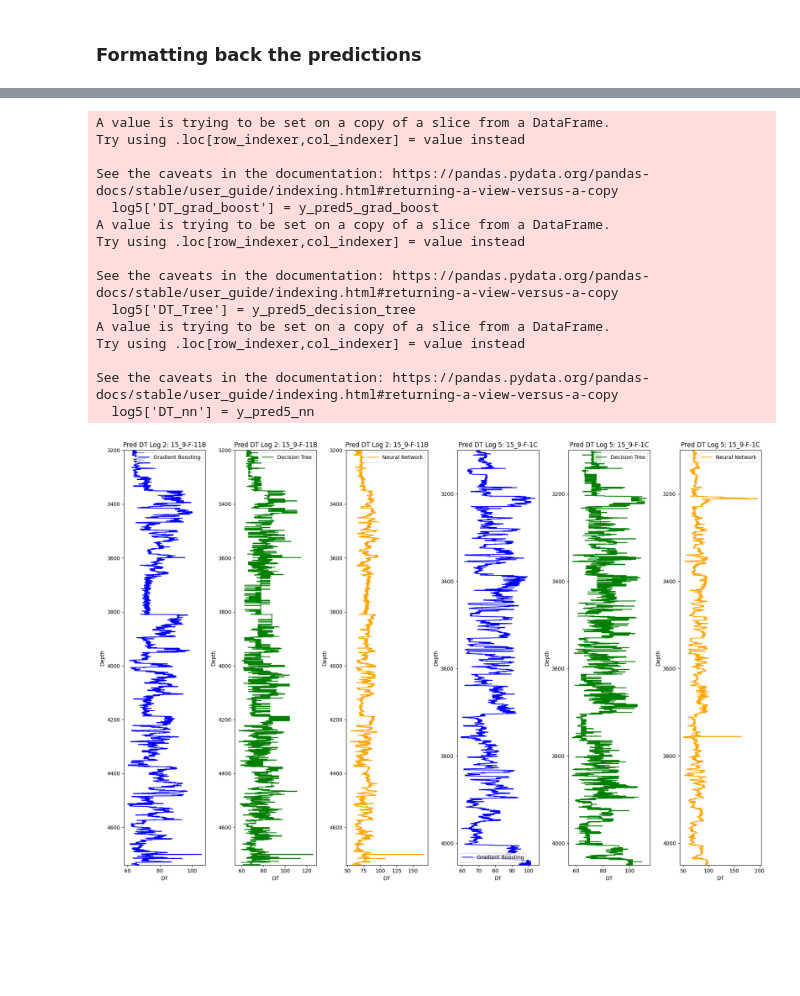
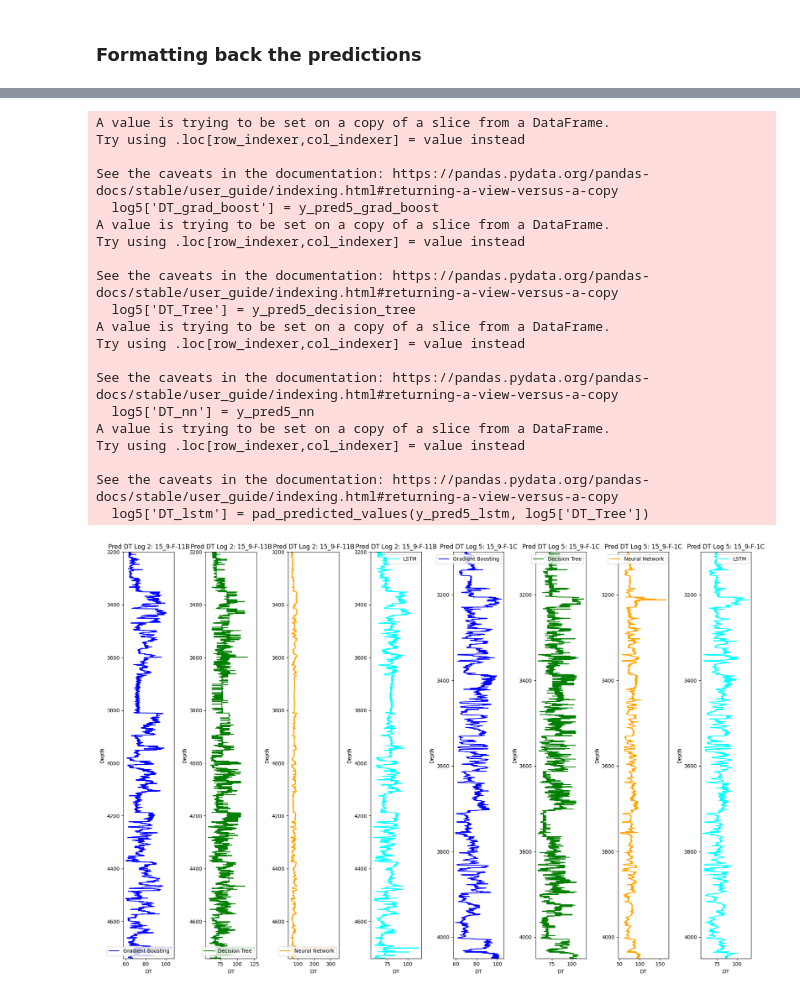
Before and after one commit to OrionXV/-Volve-Well-Log-Prediction, a Jupyter notebook: notebooks/DefaultPredictors.ipynb, the cells around one changed output, grey strips where cells are left out. Saved outputs shown, nothing was run; the diff lists cells and outputs as text; code cells hidden in the pictures; blank space fills up the shorter version.

Commit message:
Final Predictors added

```diff
--- a/notebooks/DefaultPredictors.ipynb
+++ b/notebooks/DefaultPredictors.ipynb
@@ -605,18 +614,22 @@ X_test2
 X_test2 = scaler.fit_transform(X_test2)
 X_test5 = scaler.fit_transform(X_test5)
 
+X_test2_lstm, _ = prep_for_lstm(X_test2, X_test2, time_steps = time_steps)
+X_test5_lstm, _ = prep_for_lstm(X_test5, X_test5, time_steps = time_steps)
+
+
 # Predictions for log 2 using all models
 y_pred2_grad_boost = model_grad_boost.predict(X_test2)
 y_pred2_decision_tree = model_decision_tree.predict(X_test2)
 y_pred2_nn = model_nn.predict(X_test2)
-#y_pred2_lstm = model_lstm.predict(X_test2)
+y_pred2_lstm = model_lstm.predict(X_test2_lstm)
 #y_pred2_transformer = model_transformer.predict(X_test2)
 
 # Predictions for log 5 using all models
 y_pred5_grad_boost = model_grad_boost.predict(X_test5)
 y_pred5_decision_tree = model_decision_tree.predict(X_test5)
 y_pred5_nn = model_nn.predict(X_test5)
-#y_pred5_lstm = model_lstm.predict(X_test5)
+y_pred5_lstm = model_lstm.predict(X_test5_lstm)
 #y_pred5_transformer = model_transformer.predict(X_test5)
 
 y = train[target_name].values
@@ -626,13 +639,13 @@ scaler.fit(y.reshape(-1,1))
 y_pred2_grad_boost = scaler.inverse_transform(y_pred2_grad_boost.reshape(-1,1))
 y_pred2_decision_tree = scaler.inverse_transform(y_pred2_decision_tree.reshape(-1,1))
 y_pred2_nn = scaler.inverse_transform(y_pred2_nn.reshape(-1,1))
-#y_pred2_lstm = scaler.inverse_transform(y_pred2_lstm.reshape(-1,1))
+y_pred2_lstm = scaler.inverse_transform(y_pred2_lstm.reshape(-1,1))
 #y_pred2_transformer = scaler.inverse_transform(y_pred2_transformer.reshape(-1,1))
 
 # Inverse transform y_pred for log 5
 y_pred5_grad_boost = scaler.inverse_transform(y_pred5_grad_boost.reshape(-1,1))
 y_pred5_decision_tree = scaler.inverse_transform(y_pred5_decision_tree.reshape(-1,1))
 y_pred5_nn = scaler.inverse_transform(y_pred5_nn.reshape(-1,1))
-#y_pred5_lstm = scaler.inverse_transform(y_pred5_lstm.reshape(-1,1))
+y_pred5_lstm = scaler.inverse_transform(y_pred5_lstm.reshape(-1,1))
 #y_pred5_transformer = scaler.inverse_transform(y_pred5_transformer.reshape(-1,1))
 # %% [output]
@@ -643,14 +706,14 @@ y_pred5_nn = scaler.inverse_transform(y_pred5_nn.reshape(-1,1))
 log2['DT_grad_boost'] = y_pred2_grad_boost
 log2['DT_Tree'] = y_pred2_decision_tree
 log2['DT_nn'] = y_pred2_nn
-#log2['DT_lstm'] = y_pred2_lstm
-#log2['DT_transformer'] = y_pred2_transformer
+log2['DT_lstm'] = pad_predicted_values(y_pred2_lstm, log2['DT_Tree'])
+
 
 # Add predictions for log 5 to the dataframes
 log5['DT_grad_boost'] = y_pred5_grad_boost
 log5['DT_Tree'] = y_pred5_decision_tree
 log5['DT_nn'] = y_pred5_nn
-#log5['DT_lstm'] = y_pred5_lstm
+log5['DT_lstm'] = pad_predicted_values(y_pred5_lstm, log5['DT_Tree'])
 #log5['DT_transformer'] = y_pred5_transformer
 # %% [output]
 A value is trying to be set on a copy of a slice from a DataFrame.
@@ -668,11 +731,16 @@ Try using .loc[row_indexer,col_indexer] = value instead
 
 See the caveats in the documentation: https://pandas.pydata.org/pandas-docs/stable/user_guide/indexing.html#returning-a-view-versus-a-copy
   log5['DT_nn'] = y_pred5_nn
+A value is trying to be set on a copy of a slice from a DataFrame.
+Try using .loc[row_indexer,col_indexer] = value instead
+
+See the caveats in the documentation: https://pandas.pydata.org/pandas-docs/stable/user_guide/indexing.html#returning-a-view-versus-a-copy
+  log5['DT_lstm'] = pad_predicted_values(y_pred5_lstm, log5['DT_Tree'])
 # %%
 plt.figure(figsize=(18, 12))
 
 # Plot predictions for log 2
-plt.subplot(1, 6, 1)
+plt.subplot(1, 8, 1)
 plt.plot(y_pred2_grad_boost, depth2, color='blue', label='Gradient Boosting')
 plt.ylim(max(depth2), min(depth2))
 plt.title('Pred DT Log 2: 15_9-F-11B', size=12)
@@ -680,7 +748,7 @@ plt.xlabel('DT')
 plt.ylabel('Depth')
 plt.legend()
 
-plt.subplot(1, 6, 2)
+plt.subplot(1, 8, 2)
 plt.plot(y_pred2_decision_tree, depth2, color='green', label='Decision Tree')
 plt.ylim(max(depth2), min(depth2))
 plt.title('Pred DT Log 2: 15_9-F-11B', size=12)
@@ -688,44 +756,60 @@ plt.xlabel('DT')
 plt.ylabel('Depth')
 plt.legend()
 
-plt.subplot(1, 6, 3)
+plt.subplot(1, 8, 3)
 plt.plot(y_pred2_nn, depth2, color='orange', label='Neural Network')
 plt.ylim(max(depth2), min(depth2))
 plt.title('Pred DT Log 2: 15_9-F-11B', size=12)
 plt.xlabel('DT')
 plt.ylabel('Depth')
 plt.legend()
 
+plt.subplot(1, 8, 4)
+plt.plot(pad_predicted_values(y_pred2_lstm, depth2), depth2, color='cyan', label='LSTM')
+plt.ylim(max(depth2), min(depth2))
+plt.title('Pred DT Log 2: 15_9-F-11B', size=12)
+plt.xlabel('DT')
+plt.ylabel('Depth')
+plt.legend()
 
-plt.subplot(1, 6, 4)
+
+plt.subplot(1, 8, 5)
 plt.plot(y_pred5_grad_boost, depth5, color='blue', label='Gradient Boosting')
 plt.ylim(max(depth5), min(depth5))
 plt.title('Pred DT Log 5: 15_9-F-1C', size=12)
 plt.xlabel('DT')
 plt.ylabel('Depth')
 plt.legend()
 
-plt.subplot(1, 6, 5)
+plt.subplot(1, 8, 6)
 plt.plot(y_pred5_decision_tree, depth5, color='green', label='Decision Tree')
 plt.ylim(max(depth5), min(depth5))
 plt.title('Pred DT Log 5: 15_9-F-1C', size=12)
 plt.xlabel('DT')
 plt.ylabel('Depth')
 plt.legend()
 
-plt.subplot(1, 6, 6)
+plt.subplot(1, 8, 7)
 plt.plot(y_pred5_nn, depth5, color='orange', label='Neural Network')
+plt.ylim(max(depth5), min(depth5))
+plt.title('Pred DT Log 5: 15_9-F-1C', size=12)
+plt.xlabel('DT')
+plt.ylabel('Depth')
+plt.legend()
+
+plt.subplot(1, 8, 8)
+plt.plot(pad_predicted_values(y_pred5_lstm, depth5), depth5, color='cyan', label='LSTM')
 plt.ylim(max(depth5), min(depth5))
 plt.title('Pred DT Log 5: 15_9-F-1C', size=12)
 plt.xlabel('DT')
 plt.ylabel('Depth')
 plt.legend()
 
 
 plt.tight_layout()
 plt.show()
 # %% [output]
-[figure, old version]
+[figure, new version]
 # %%
 def makeplotpred(df, color_list, suptitle_str="Pass a suptitle"):
     # Column selection from df
```
Also changed, not shown: parts of 20 cells of this notebook.
